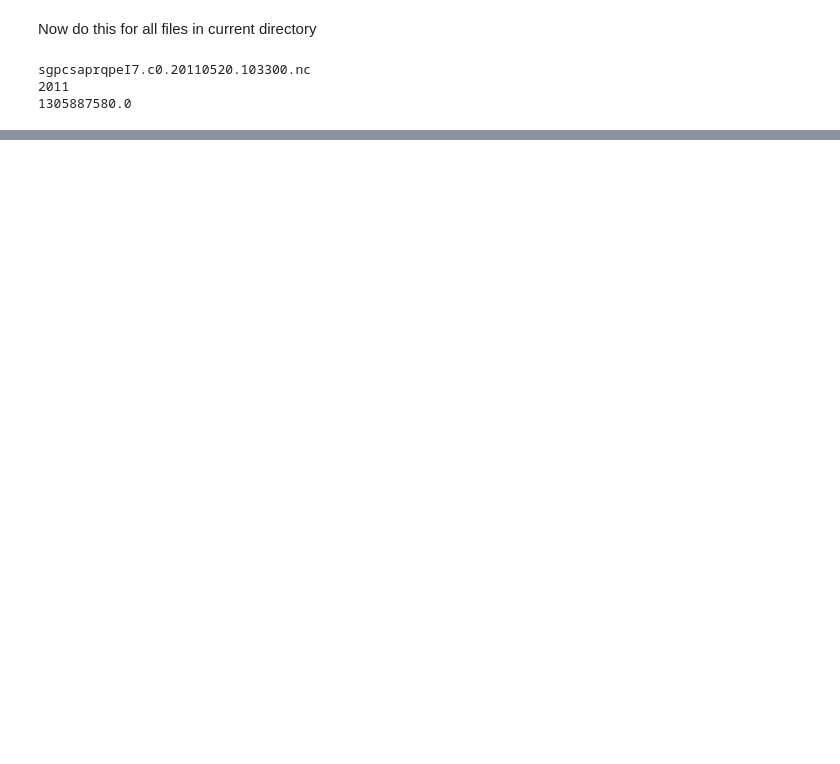
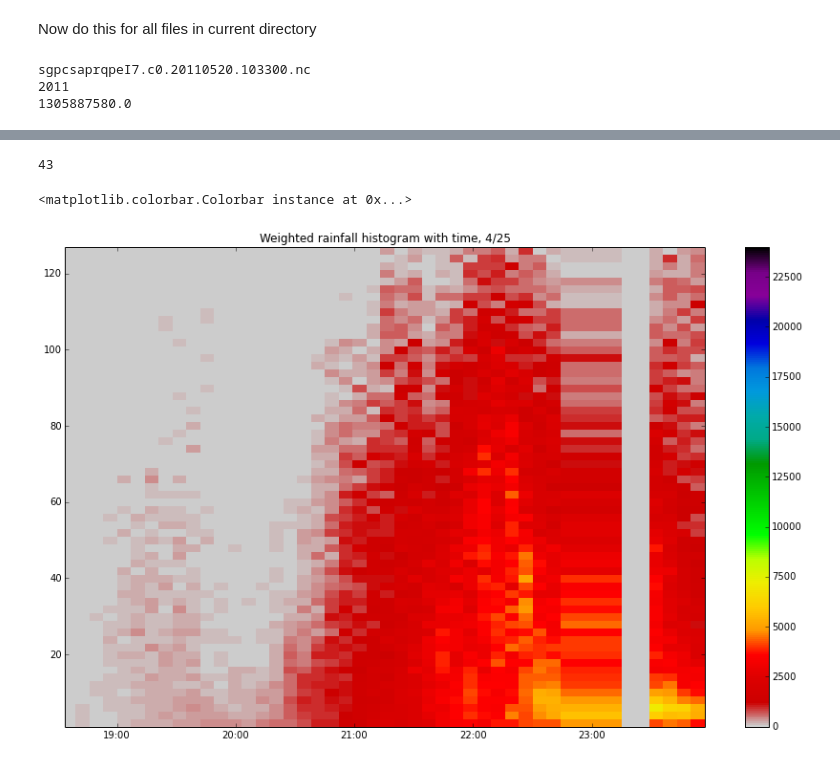
Before and after one commit to mvanlierwalq/IPy_NB_Public, a Jupyter notebook: csapr_qpe_analyze.ipynb, the cells around one changed output, grey strips where cells are left out. Cells and saved outputs as stored; diff of their text form; code cells hidden in the pictures; blank space fills up the shorter version.

```diff
--- a/csapr_qpe_analyze.ipynb
+++ b/csapr_qpe_analyze.ipynb
@@ -167,0 +261,18 @@ plt.title('Weighted rainfall histogram with time, 5/20')
+# %%
+print numfiles
+hfmt = dates.DateFormatter('%H:%M')
+dts  = map(datetime.datetime.utcfromtimestamp,tm_all)
+tim  = dates.date2num(dts)
+f=plt.figure(figsize=[15,9])
+plt.pcolormesh(tim,rcent,his_t.T,cmap=cm.spectral_r,vmin=0,vmax=24000.)
+#plt.pcolormesh(tim[60:150],rcent,his_t[60:150,:].T,cmap=cm.spectral_r,vmin=0,vmax=24000.)
+ax1 = plt.gca()
+ax1.xaxis.set_major_locator(dates.HourLocator())
+ax1.xaxis.set_major_formatter(hfmt)
+plt.title('Weighted rainfall histogram with time, 4/25')
+plt.autoscale(enable=True, axis='both', tight=True)
+plt.colorbar()
+# %% [output]
+43
+<matplotlib.colorbar.Colorbar instance at 0x...>
+[figure, added]
```
Also changed, not shown: parts of 10 cells of this notebook.
